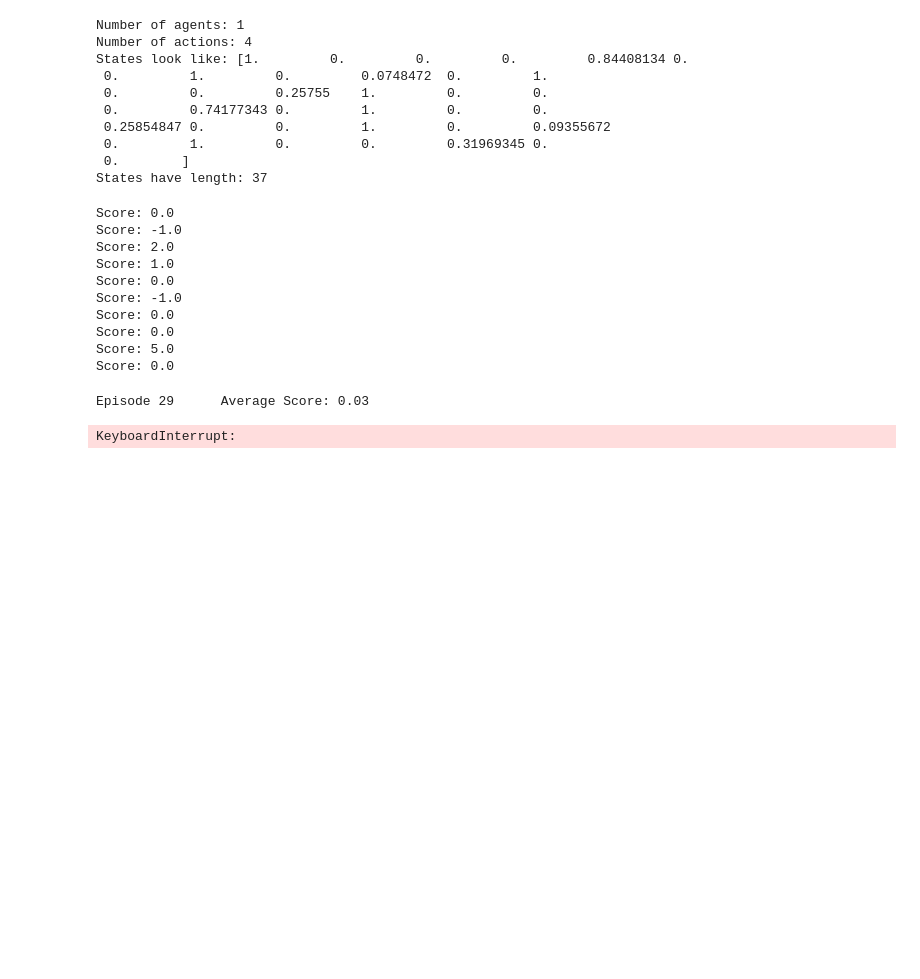
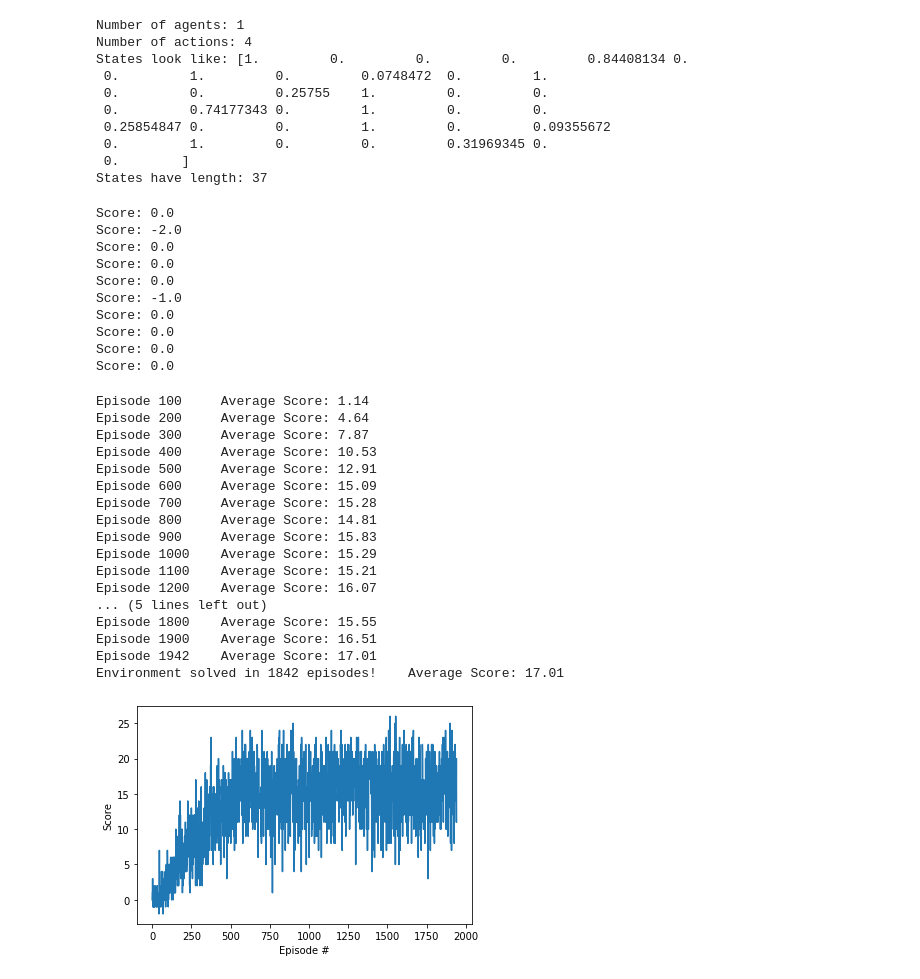
Before and after one commit to mahyaret/Navigation, a Jupyter notebook: Navigation.ipynb, the cells around one changed output. Saved outputs shown, nothing was run; the diff lists cells and outputs as text; code cells hidden in the pictures; blank space fills up the shorter version.

```diff
--- a/Navigation.ipynb
+++ b/Navigation.ipynb
@@ -24,7 +24,11 @@ from unityagents import UnityEnvironment
 import numpy as np
 
 # please do not modify the line below
-env = UnityEnvironment(file_name="data/Banana")
+if platform.system() == "Darwin":
+    env = UnityEnvironment(file_name="data/Banana")
+
+if platform.system() == "Windows":
+    env = UnityEnvironment(file_name="data/Banana_Windows_x86_64/Banana.exe")
 # %% [output]
 INFO:unityagents:
 'Academy' started successfully!
@@ -314,7 +314,7 @@ def eval_agent(agent,train_mode):
     score = 0                                          # initialize the score
     while True:
         action = agent.act(state)                      # pass state to agent and get action
-        env_info = env.step(action)[brain_name]        # send the action to the environment
+        env_info = env.step(int(action))[brain_name]        # send the action to the environment
         next_state = env_info.vector_observations[0]   # get the next state
         reward = env_info.rewards[0]                   # get the reward
         done = env_info.local_done[0]                  # see if episode has finished
@@ -329,15 +329,15 @@ for episod in range(10):
     print("Score: {}".format(score))
 # %% [output]
 Score: 0.0
-Score: -1.0
-Score: 2.0
-Score: 1.0
+Score: -2.0
+Score: 0.0
+Score: 0.0
 Score: 0.0
 Score: -1.0
 Score: 0.0
 Score: 0.0
-Score: 5.0
 Score: 0.0
+Score: 0.0
 # %%
 def train_dqn_agent(n_episodes=2000, max_t=1000, eps_start=1.0, eps_end=0.01, eps_decay=0.995):
     """Deep Q-Learning.
@@ -359,39 +359,55 @@ def train_dqn_agent(n_episodes=2000, max_t=1000, eps_start=1.0, eps_end=0.01, ep
         score = 0
         for t in range(max_t):
             action = agent.act(state, eps)
-            env_info = env.step(action)[brain_name]
+            env_info = env.step(int(action))[brain_name]
             next_state = env_info.vector_observations[0]
             reward = env_info.rewards[0]
             done = env_info.local_done[0]
             agent.step(state, action, reward, next_state, done)
             state = next_state
             score += reward
             if done:
                 break
         scores_window.append(score)       # save most recent score
         scores.append(score)              # save most recent score
         eps = max(eps_end, eps_decay*eps) # decrease epsilon
         print('\rEpisode {}\tAverage Score: {:.2f}'.format(i_episode, np.mean(scores_window)), end="")
         if i_episode % 100 == 0:
             print('\rEpisode {}\tAverage Score: {:.2f}'.format(i_episode, np.mean(scores_window)))
         if np.mean(scores_window)>17.0:
             print('\nEnvironment solved in {:d} episodes!\tAverage Score: {:.2f}'.format(i_episode-100, np.mean(scores_window)))
             break
     torch.save(agent.qnetwork_local.state_dict(), 'checkpoint.pth')
     return scores
 
 scores = train_dqn_agent()
 
 # plot the scores
 fig = plt.figure()
 ax = fig.add_subplot(111)
 plt.plot(np.arange(len(scores)), scores)
 plt.ylabel('Score')
 plt.xlabel('Episode #')
 plt.show()
 # %% [output]
-Episode 29      Average Score: 0.03
+Episode 100     Average Score: 1.14
+Episode 200     Average Score: 4.64
+Episode 300     Average Score: 7.87
+Episode 400     Average Score: 10.53
+Episode 500     Average Score: 12.91
+Episode 600     Average Score: 15.09
+Episode 700     Average Score: 15.28
+Episode 800     Average Score: 14.81
+Episode 900     Average Score: 15.83
+Episode 1000    Average Score: 15.29
+Episode 1100    Average Score: 15.21
+Episode 1200    Average Score: 16.07
+... (5 lines left out)
+Episode 1800    Average Score: 15.55
+Episode 1900    Average Score: 16.51
+Episode 1942    Average Score: 17.01
+Environment solved in 1842 episodes!    Average Score: 17.01
-KeyboardInterrupt:
+[figure, added]
 # %%
 def eval_dqn_agent(n_episodes=300, max_t=1000):
     """Deep Q-Learning.
```
Also changed, not shown: parts of 3 cells of this notebook, 4 other files.
